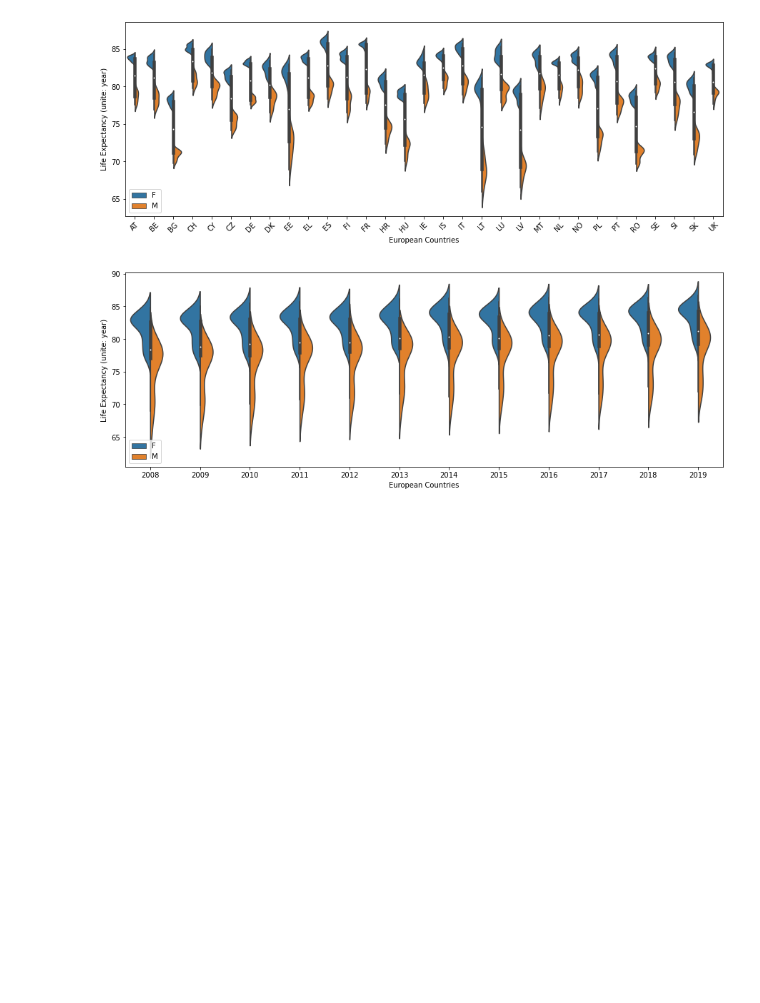
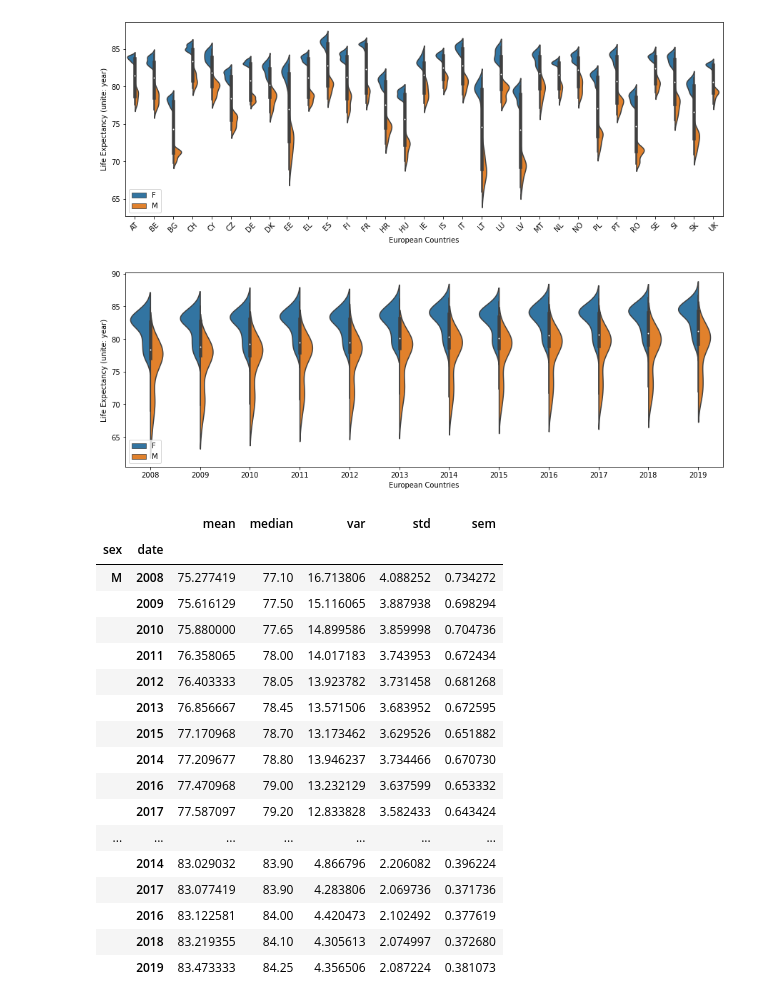
Before and after one commit to ywu223/Capstone1_Compsognathus, a Jupyter notebook: Project_1_LingLv.ipynb, the cells around one changed output. Drawn from its saved outputs; the diff is of its cells as text; code cells hidden in the pictures; blank space fills up the shorter version.

Commit message:
compute the life expectancy average yearly

```diff
--- a/Project_1_LingLv.ipynb
+++ b/Project_1_LingLv.ipynb
@@ -161,3 +161,26 @@ plt.show()
 # yw = os.path.join('DataSets', 'complete_dataset.csv')
 # r_merge_df = pd.read_csv(yw)
 # r_merge_df.head()
+# %%
+yearly_lf = life_df_ana.groupby(['sex', 'date'])['value']
+yearly_lf_stat = yearly_lf.agg(['mean', 'median','var','std','sem']).sort_values(by=['mean'])
+yearly_lf_stat
+# %% [output]
+|  |  | mean | median | var | std | sem |
+| sex | date |  |  |  |  |  |
+| M | 2008 | 75.277419 | 77.10 | 16.713806 | 4.088252 | 0.734272 |
+|  | 2009 | 75.616129 | 77.50 | 15.116065 | 3.887938 | 0.698294 |
+|  | 2010 | 75.880000 | 77.65 | 14.899586 | 3.859998 | 0.704736 |
+|  | 2011 | 76.358065 | 78.00 | 14.017183 | 3.743953 | 0.672434 |
+|  | 2012 | 76.403333 | 78.05 | 13.923782 | 3.731458 | 0.681268 |
+|  | 2013 | 76.856667 | 78.45 | 13.571506 | 3.683952 | 0.672595 |
+|  | 2015 | 77.170968 | 78.70 | 13.173462 | 3.629526 | 0.651882 |
+|  | 2014 | 77.209677 | 78.80 | 13.946237 | 3.734466 | 0.670730 |
+|  | 2016 | 77.470968 | 79.00 | 13.232129 | 3.637599 | 0.653332 |
+|  | 2017 | 77.587097 | 79.20 | 12.833828 | 3.582433 | 0.643424 |
+| ... | ... | ... | ... | ... | ... | ... |
+|  | 2014 | 83.029032 | 83.90 | 4.866796 | 2.206082 | 0.396224 |
+|  | 2017 | 83.077419 | 83.90 | 4.283806 | 2.069736 | 0.371736 |
+|  | 2016 | 83.122581 | 84.00 | 4.420473 | 2.102492 | 0.377619 |
+|  | 2018 | 83.219355 | 84.10 | 4.305613 | 2.074997 | 0.372680 |
+|  | 2019 | 83.473333 | 84.25 | 4.356506 | 2.087224 | 0.381073 |
```
